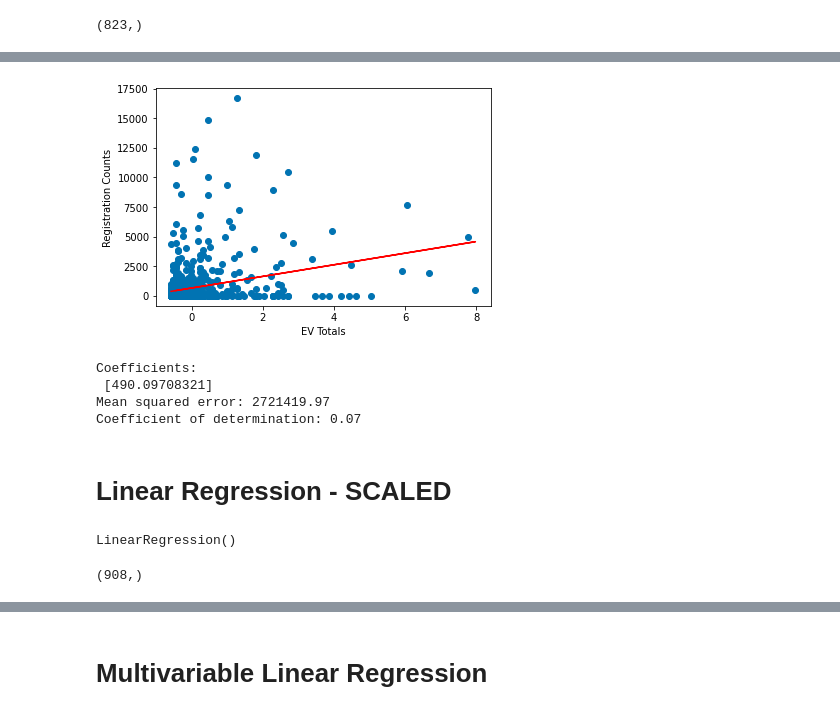
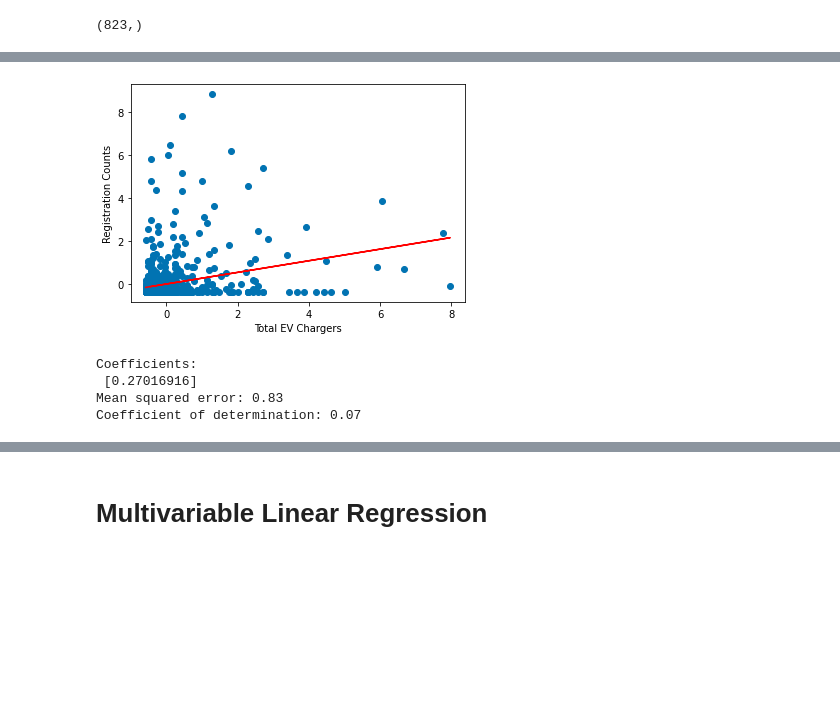
Before and after one commit to jmmadson/data_miners, a Jupyter notebook: ML_Model/data_miners_linear.ipynb, the cells around one changed output, grey strips where cells are left out. Drawn from its saved outputs; the diff is of its cells as text; code cells hidden in the pictures; blank space fills up the shorter version.

Commit message:
update ML_model

```diff
--- a/ML_Model/data_miners_linear.ipynb
+++ b/ML_Model/data_miners_linear.ipynb
@@ -152,9 +122,9 @@ X.shape
 # %%
 scaler = StandardScaler()
 # %%
-scaled_data = scaler.fit_transform(X)
+scaled_data = scaler.fit_transform(model_df)
 # %%
-scaled_df = pd.DataFrame(scaled_data, index=X.index, columns=X.columns)
+scaled_df = pd.DataFrame(scaled_data, index=model_df.index, columns=model_df.columns)
 scaled_df.head()
 # %% [output]
 |  | EV_LEVEL_1 | EV_LEVEL_2 | EV_FAST | EV_TOTAL | NETWORK_TYPE_ChargePoint | NETWORK_TYPE_Non-Networked | ... |
@@ -178,0 +137,3 @@ scaled_df.describe()
+# %%
+y = scaled_df.REG_COUNTS
+y.shape
@@ -251,11 +181,11 @@ array([ 362.02148594,  552.32803444,  552.32803444,  552.32803444,
 # %%
 plt.scatter(X_test, y_test)
-plt.xlabel('EV Totals')
+plt.xlabel('Total EV Chargers')
 plt.ylabel('Registration Counts')
 plt.plot(X_test, y_pred, color='red')
 plt.show()
 # %% [output]
-[figure, old version]
+[figure, new version]
 # %%
 # The coefficients
 print("Coefficients: \n", lin_model.coef_)
@@ -265,20 +195,6 @@ print("Mean squared error: %.2f" % mean_squared_error(y_test, y_pred))
 print("Coefficient of determination: %.2f" % r2_score(y_test, y_pred))
 # %% [output]
 Coefficients:
- [490.09708321]
-Mean squared error: 2721419.97
+ [0.27016916]
+Mean squared error: 0.83
 Coefficient of determination: 0.07
-# %% [markdown]
-# Linear Regression - SCALED
-# %%
-# Train the model using the training sets
-lin_model_scaled = LinearRegression()
-lin_model_scaled.fit(X_train_scaled, y_train)
-# %% [output]
-LinearRegression()
-# %%
-# Make predictions using the testing set
-y_pred2 = lin_model.predict(X_test_scaled)
-print(y_pred2.shape)
-# %% [output]
-(908,)
```
Also changed, not shown: parts of 31 cells of this notebook, 4 other files.
